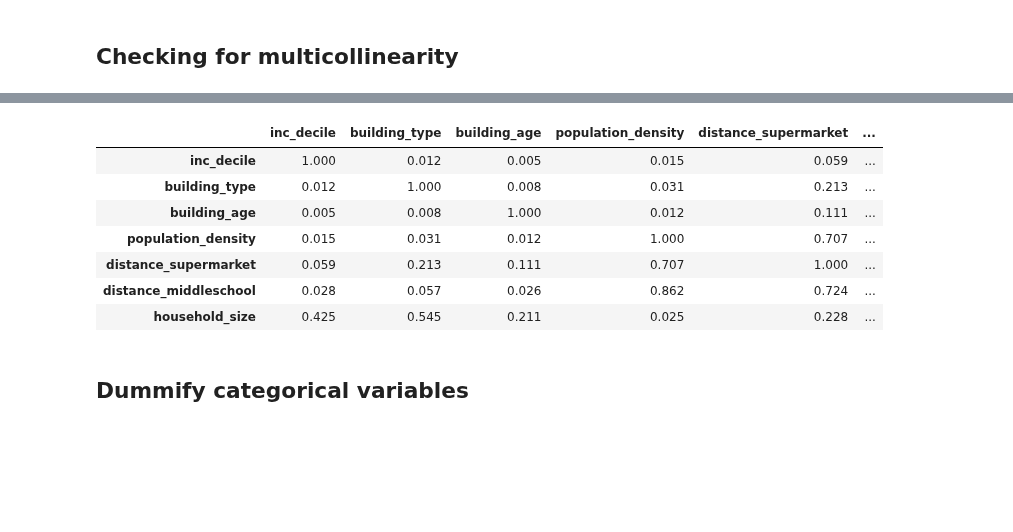
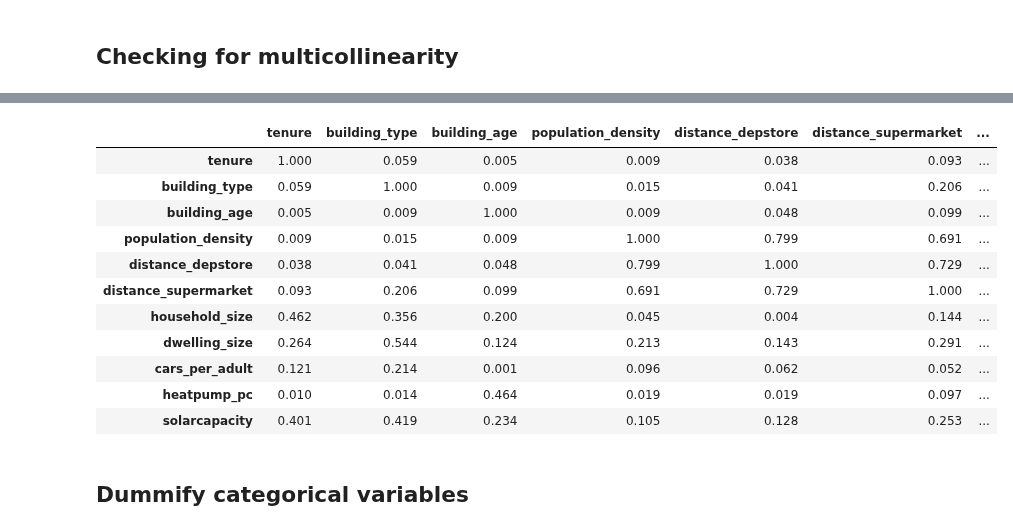
Before and after one commit to MiraVos/housing-footprints, a Jupyter notebook: data_explore_full.ipynb, the cells around one changed output, grey strips where cells are left out. Drawn from its saved outputs; the diff is of its cells as text; code cells hidden in the pictures; blank space fills up the shorter version.

```diff
--- a/data_explore_full.ipynb
+++ b/data_explore_full.ipynb
@@ -91,19 +91,23 @@ df['building_age'].replace([1,2,3,4,5,6], [6,5,4,3,2,1], inplace=True)
 df['population_density'].replace([1,2,3,4,5,6], [6,5,4,3,2,1], inplace=True)
 # %%
 # collect here the independent (predictor) variables, both in original format and with all categoricals converted to numeric
-ind_vars=[lab,'typology_lab','const_lab','density_lab',#'distance_train'+year,'distance_depstore'+year,
-          'distance_supermarket'+year,'distance_middleschool'+year,
-          'mean_hhd',#'size'+year+'pp_w1',#'mean_cars',
+ind_vars=[lab,'typology_lab','const_lab','density_lab',#'distance_train'+year,
+          'distance_depstore'+year,
+          'distance_supermarket'+year,#'distance_middleschool'+year,
+          'mean_hhd','size'+year+'pp_w1','mean_cars',
           #'districtheating_pc',
-          #'heatpump_pc',
+          'heatpump_pc',
+          'solarcapacity',
           ]
-ind_vars_num=[class_col,'building_type','building_age','population_density',#'distance_train'+year,'distance_depstore'+year,
-              'distance_supermarket'+year,'distance_middleschool'+year,
-          'household_size',#'dwelling_size',#'cars_per_adult',
+ind_vars_num=[class_col,'building_type','building_age','population_density',#'distance_train'+year,
+              'distance_depstore'+year,
+              'distance_supermarket'+year,#'distance_middleschool'+year,
+          'household_size','dwelling_size','cars_per_adult',
           #'districtheating_pc',
-          #'heatpump_pc',
+          'heatpump_pc',
+          'solarcapacity',
           ]
-dep_var= 'm2_floorarea_per_capita' #'m3_gas_per_capita' #'pkm_car_per_capita' #'kWh_electricity_per_capita'  #'kg_CO2e_per_capita' #'netelectricity'+year
+dep_var= 'kWh_electricity_per_capita' #'m2_floorarea_per_capita' #'m3_gas_per_capita' #'pkm_car_per_capita' #'kWh_electricity_per_capita'  #'kg_CO2e_per_capita' #'netelectricity'+year
 # %% [markdown]
 ## Checking for multicollinearity
 # %%
@@ -147,17 +159,21 @@ corr.abs().style.format(precision=3).background_gradient(cmap='coolwarm')
 # updating variables
 
 # without middleschool and department store
-ind_vars=[lab,'typology_lab','const_lab','density_lab',#'distance_train'+year,'distance_depstore'+year,
-          'distance_supermarket'+year,'distance_middleschool'+year,
-          'mean_hhd',#'size'+year+'pp_w1',#'mean_cars',
+ind_vars=[lab,'typology_lab','const_lab','density_lab',#'distance_train'+year,
+          'distance_depstore'+year,
+          'distance_supermarket'+year,#'distance_middleschool'+year,
+          'mean_hhd','size'+year+'pp_w1','mean_cars',
           #'districtheating_pc',
-          #'heatpump_pc',
+          'heatpump_pc',
+          'solarcapacity',
           ]
-ind_vars_num=[class_col,'building_type','building_age','population_density',#'distance_train'+year,'distance_depstore'+year,
-              'distance_supermarket'+year,'distance_middleschool'+year,
-          'household_size',#'dwelling_size',#'cars_per_adult',
+ind_vars_num=[class_col,'building_type','building_age','population_density',#'distance_train'+year,
+              'distance_depstore'+year,
+              'distance_supermarket'+year,#'distance_middleschool'+year,
+          'household_size','dwelling_size','cars_per_adult',
           #'districtheating_pc',
-          #'heatpump_pc',
+          'heatpump_pc',
+          'solarcapacity',
           ]
 
 
@@ -188,11 +208,15 @@ corr.abs().style.format(precision=3).background_gradient(cmap='coolwarm')
-|  | inc_decile | building_type | building_age | population_density | distance_supermarket | ... |
-| inc_decile | 1.000 | 0.012 | 0.005 | 0.015 | 0.059 | ... |
-| building_type | 0.012 | 1.000 | 0.008 | 0.031 | 0.213 | ... |
-| building_age | 0.005 | 0.008 | 1.000 | 0.012 | 0.111 | ... |
-| population_density | 0.015 | 0.031 | 0.012 | 1.000 | 0.707 | ... |
-| distance_supermarket | 0.059 | 0.213 | 0.111 | 0.707 | 1.000 | ... |
-| distance_middleschool | 0.028 | 0.057 | 0.026 | 0.862 | 0.724 | ... |
-| household_size | 0.425 | 0.545 | 0.211 | 0.025 | 0.228 | ... |
+|  | tenure | building_type | building_age | population_density | distance_depstore | distance_supermarket | ... |
+| tenure | 1.000 | 0.059 | 0.005 | 0.009 | 0.038 | 0.093 | ... |
+| building_type | 0.059 | 1.000 | 0.009 | 0.015 | 0.041 | 0.206 | ... |
+| building_age | 0.005 | 0.009 | 1.000 | 0.009 | 0.048 | 0.099 | ... |
+| population_density | 0.009 | 0.015 | 0.009 | 1.000 | 0.799 | 0.691 | ... |
+| distance_depstore | 0.038 | 0.041 | 0.048 | 0.799 | 1.000 | 0.729 | ... |
+| distance_supermarket | 0.093 | 0.206 | 0.099 | 0.691 | 0.729 | 1.000 | ... |
+| household_size | 0.462 | 0.356 | 0.200 | 0.045 | 0.004 | 0.144 | ... |
+| dwelling_size | 0.264 | 0.544 | 0.124 | 0.213 | 0.143 | 0.291 | ... |
+| cars_per_adult | 0.121 | 0.214 | 0.001 | 0.096 | 0.062 | 0.052 | ... |
+| heatpump_pc | 0.010 | 0.014 | 0.464 | 0.019 | 0.019 | 0.097 | ... |
+| solarcapacity | 0.401 | 0.419 | 0.234 | 0.105 | 0.128 | 0.253 | ... |
 # %% [markdown]
 ## Dummify categorical variables
 # %%
```
Also changed, not shown: parts of 9 cells of this notebook, 17 other files.
